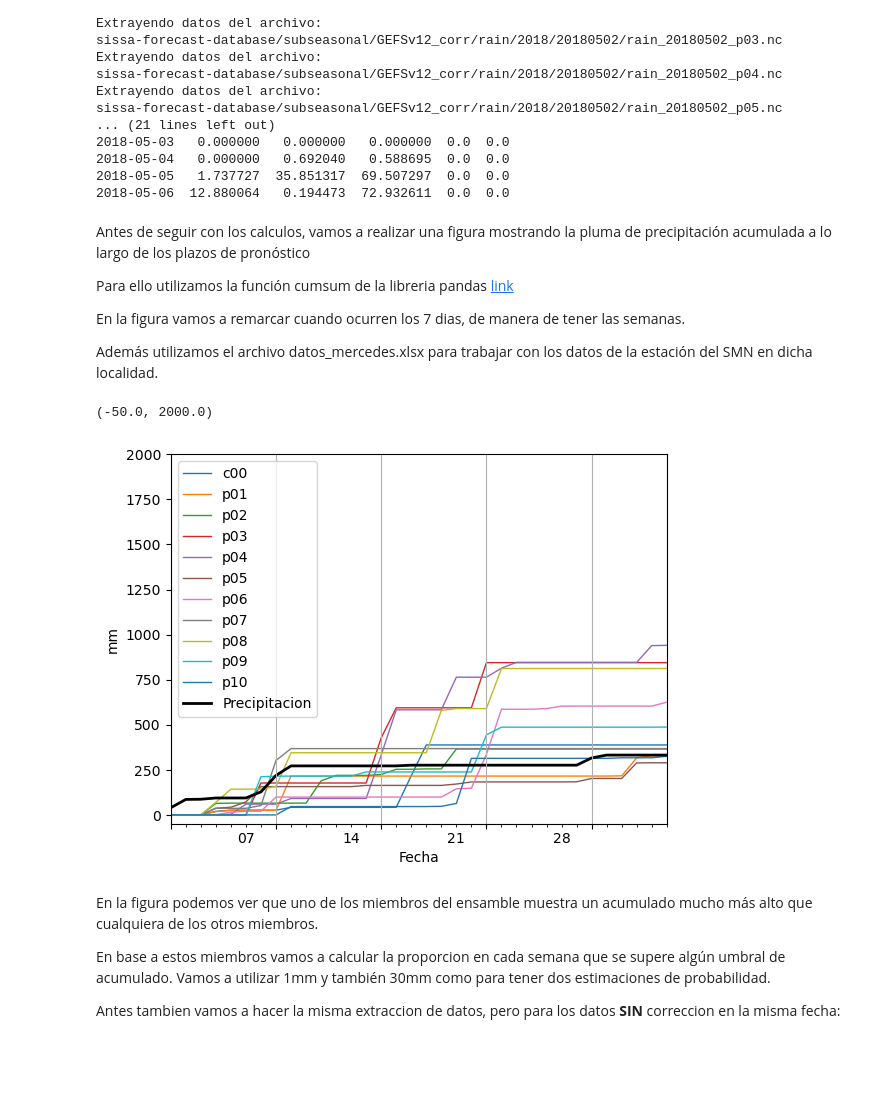
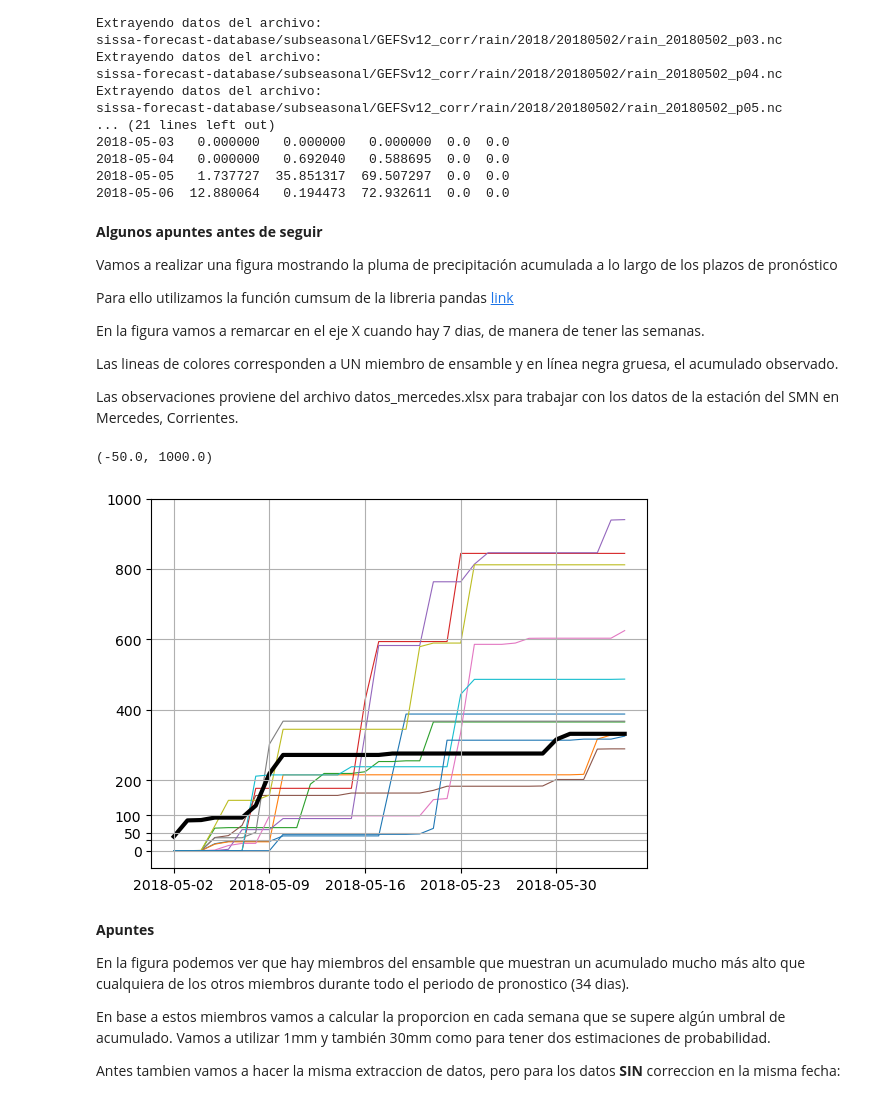
Before and after one commit to CRC-SAS/documentation_crc_sas, a Jupyter notebook: source/SISSA_database/Tutorial_pronostico_semana2.ipynb, the cells around one changed output. Cells and saved outputs as stored; diff of their text form; code cells hidden in the pictures; blank space fills up the shorter version.

Commit message:
actualizacion_pronostico 2

```diff
--- a/source/SISSA_database/Tutorial_pronostico_semana2.ipynb
+++ b/source/SISSA_database/Tutorial_pronostico_semana2.ipynb
@@ -44,16 +62,10 @@ Servicio Meteorológico Nacional de Argentina (SMN).
 # %%
-# Colocamos como dato la latitud y longitud de la localidad:
-# En este caso es Mercedes, Corrientes en Argentina.
-# En la fecha que vamos a analizar ocurrio en algun momento del pronostico un evento de lluvia importante.
-lat_e = -29.18
-lon_e = -58.07
-
-# Vamos a hacer como en anterior, para la fecha dada, vamos a LISTAR los archivos y
+# Vamos a hacer como en anterior, para la fecha dada, vamos a LISTAR los archivos CORREGIDOS y
 # de a cada uno, vamos a ir extrayendo el dato de pronóstico de cada ensamble
 
 fs = s3fs.S3FileSystem(anon=True)
-# Listamos todos los archivos dentro del bucket + PATH
-awsfiles = fs.ls('s3://' + BUCKET_NAME + '/' + PATH)
-nfile = len(awsfiles)
-print('Cantidad de archivos =', nfile)
+# Listamos todos los archivos dentro del bucket + PATH_corr
+awsfiles_corr = fs.ls('s3://' + BUCKET_NAME + '/' + PATH_corr)
+nfile = len(awsfiles_corr)
+print('Cantidad de archivos corregidos =', nfile)
 # %% [output]
@@ -62,7 +74,7 @@ Cantidad de archivos = 11
 # Cargamos el dato a una variable en python
 
 list_df = []
-for i, awsfile in enumerate(awsfiles):
+for i, awsfile in enumerate(awsfiles_corr):
     print('Extrayendo datos del archivo:')
     print(awsfile)
     with fs.open(awsfile) as f:
@@ -94,35 +106,43 @@ sissa-forecast-database/subseasonal/GEFSv12_corr/rain/2018/20180502/rain_2018050
 2018-05-05   1.737727  35.851317  69.507297  0.0  0.0
 2018-05-06  12.880064   0.194473  72.932611  0.0  0.0
 # %% [markdown]
-Antes de seguir con los calculos, vamos a realizar una figura mostrando la pluma de precipitación acumulada a lo largo de los plazos de pronóstico
+**Algunos apuntes antes de seguir**
+
+Vamos a realizar una figura mostrando la pluma de precipitación acumulada a lo largo de los plazos de pronóstico
 
 Para ello utilizamos la función cumsum de la libreria pandas [link](https://pandas.pydata.org/pandas-docs/stable/reference/api/pandas.DataFrame.cumsum.html)
 
-En la figura vamos a remarcar cuando ocurren los 7 dias, de manera de tener las semanas.
+En la figura vamos a remarcar en el eje X cuando hay 7 dias, de manera de tener las semanas.
 
-Además utilizamos el archivo datos_mercedes.xlsx para trabajar con los datos de la estación del SMN en dicha localidad.
+Las lineas de colores corresponden a UN miembro de ensamble y en línea negra gruesa, el acumulado observado.
+
+Las observaciones proviene del archivo datos_mercedes.xlsx para trabajar con los datos de la estación del SMN en Mercedes, Corrientes.
 # %%
 obs = pd.read_excel('./datos_mercedes.xlsx', usecols=['Fecha','Precipitacion', 'Tmax', 'Tmin'], engine='openpyxl')
 obs = obs.set_index('Fecha').fillna(0)
 
 # Calculamos los acumulados para observacion y pronostico corregido.
 accobs = obs.cumsum()
 accpp = result.cumsum()
 accpp.columns = ['c00', 'p01', 'p02', 'p03', 'p04', 'p05', 'p06', 'p07', 'p08', 'p09', 'p10']
 
 
 fig, ax2 = plt.subplots()
 
-accpp.plot(ylabel='mm', ax=ax2, zorder=0, linewidth=1)
-accobs.plot(y='Precipitacion', ax=ax2, color='k', zorder=1, linewidth=2)
+ax2.plot(accpp.index, accpp.loc[:,:].to_numpy(), zorder=0, linewidth=0.8)
+ax2.plot(accobs.index, accobs.loc[:,'Precipitacion'].to_numpy(), color='k', zorder=1, linewidth=3)
 ax2.set_xticks(accpp.index[0::7])
-ax2.grid(axis='x')
-ax2.set_ylim([-50,2000])
+ax2.set_yticks([0, 30, 50, 100, 200, 400, 600, 800, 1000])
+ax2.set_yticklabels(['0', '', '50', '100', '200', '400', '600', '800', '1000'])
+ax2.grid(axis='both')
+ax2.set_ylim([-50,1000])
 # %% [output]
-(-50.0, 2000.0)
+(-50.0, 1000.0)
-[figure, old version]
+[figure, new version]
 # %% [markdown]
-En la figura podemos ver que uno de los miembros del ensamble muestra un acumulado mucho más alto que cualquiera de los otros miembros.
+**Apuntes**
+
+En la figura podemos ver que hay miembros del ensamble que muestran un acumulado mucho más alto que cualquiera de los otros miembros durante todo el periodo de pronostico (34 dias).
 
 En base a estos miembros vamos a calcular la proporcion en cada semana que se supere algún umbral de acumulado.
 Vamos a utilizar 1mm y también 30mm como para tener dos estimaciones de probabilidad.
```
Also changed, not shown: parts of 8 cells of this notebook.
